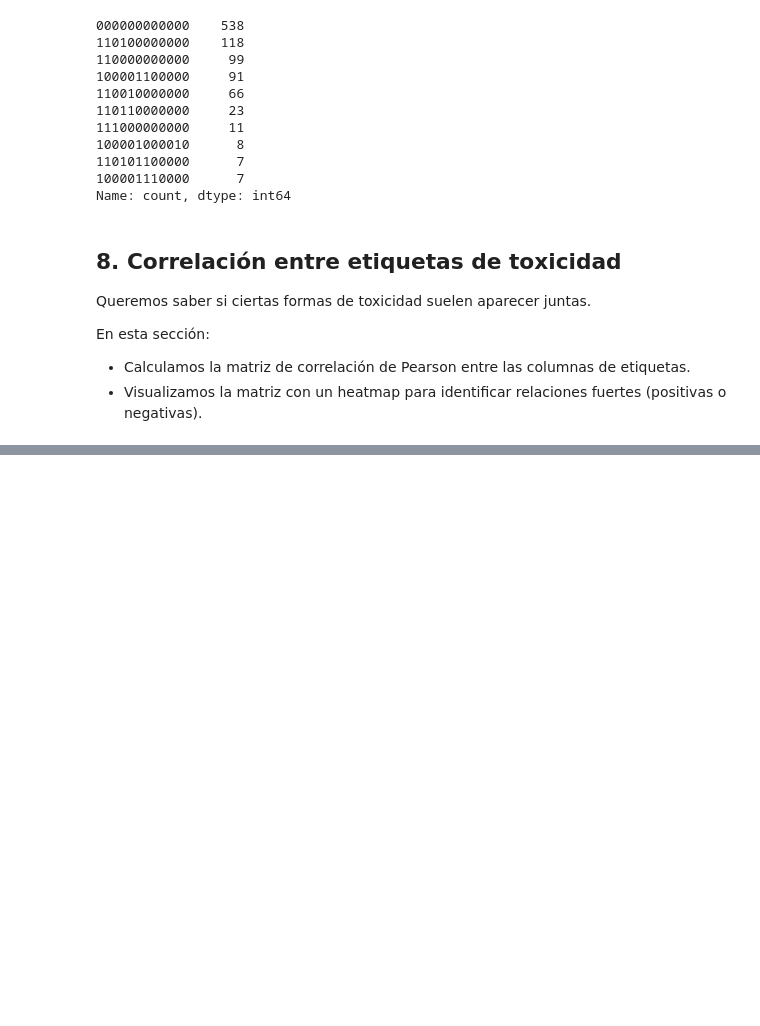
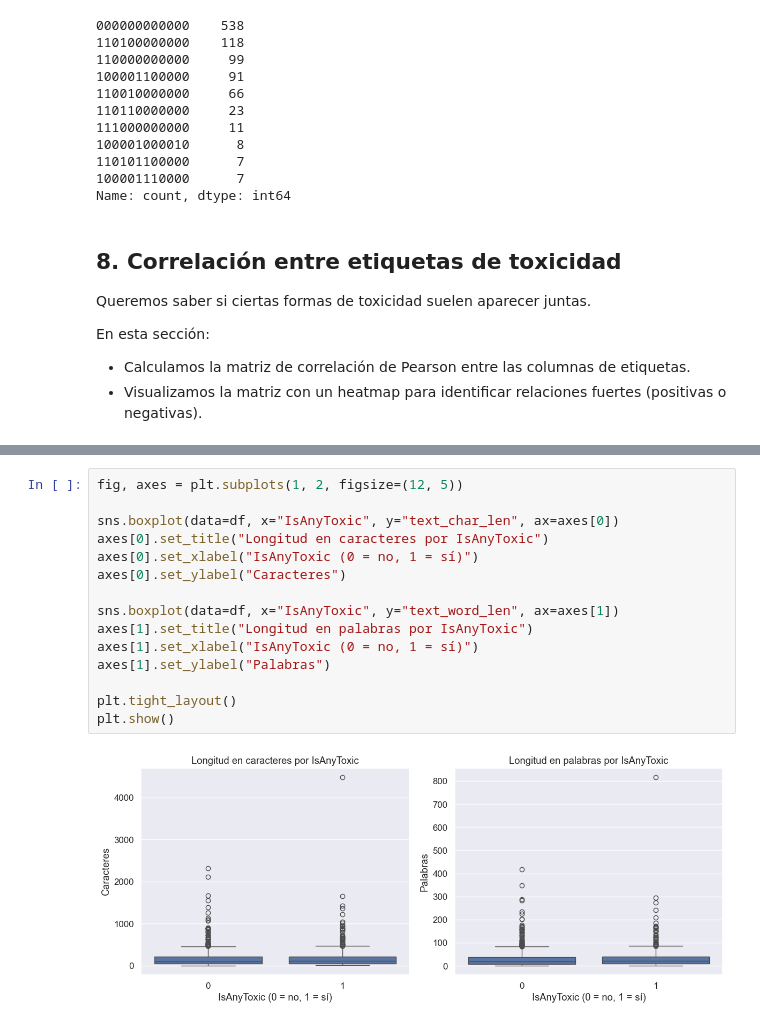
Before and after one commit to Bootcamp-IA-P5/Proyecto_X_NLP_G4, a Jupyter notebook: backend/notebooks/01_EDA.ipynb, the cells around one changed output, grey strips where cells are left out. Saved outputs shown, nothing was run; the diff lists cells and outputs as text; blank space fills up the shorter version.

```diff
--- a/backend/notebooks/01_EDA.ipynb
+++ b/backend/notebooks/01_EDA.ipynb
@@ -347,0 +434,17 @@ plt.show()
+# %%
+fig, axes = plt.subplots(1, 2, figsize=(12, 5))
+
+sns.boxplot(data=df, x="IsAnyToxic", y="text_char_len", ax=axes[0])
+axes[0].set_title("Longitud en caracteres por IsAnyToxic")
+axes[0].set_xlabel("IsAnyToxic (0 = no, 1 = sí)")
+axes[0].set_ylabel("Caracteres")
+
+sns.boxplot(data=df, x="IsAnyToxic", y="text_word_len", ax=axes[1])
+axes[1].set_title("Longitud en palabras por IsAnyToxic")
+axes[1].set_xlabel("IsAnyToxic (0 = no, 1 = sí)")
+axes[1].set_ylabel("Palabras")
+
+plt.tight_layout()
+plt.show()
+# %% [output]
+[figure, added]
```
Also changed, not shown: parts of 5 cells of this notebook.
